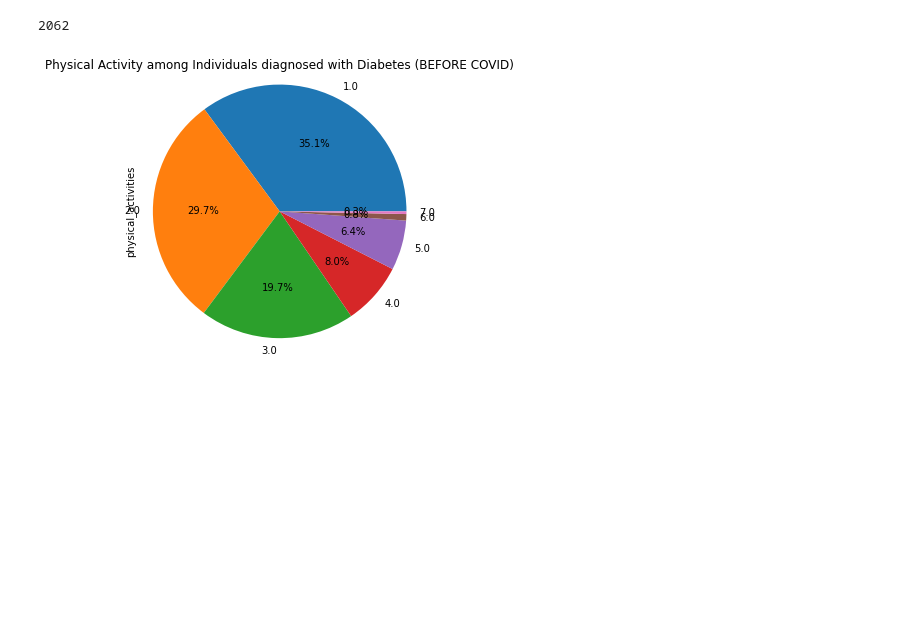
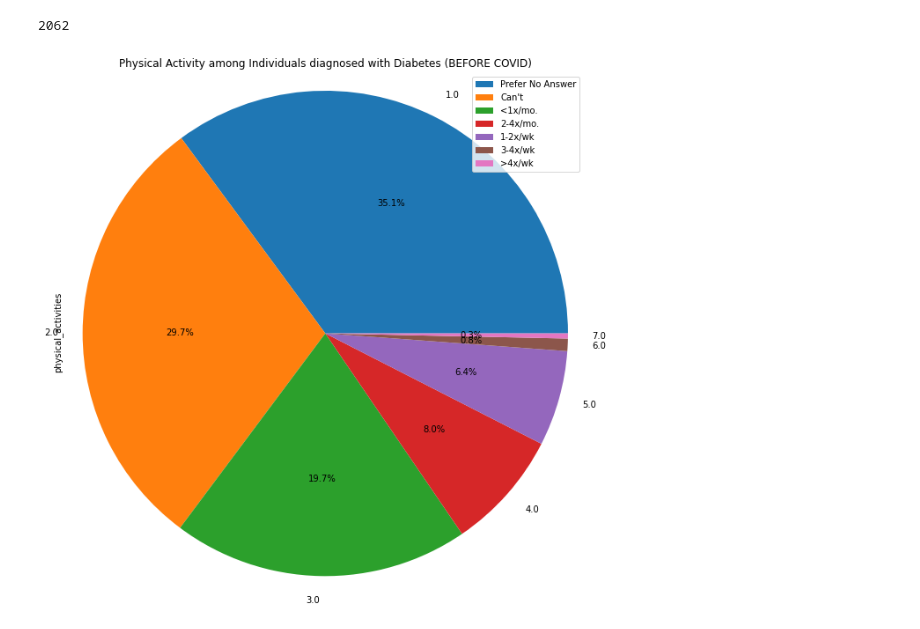
Before and after one commit to nladkins/Project-1-EDA, a Jupyter notebook: Sandbox_Stanford-Copy1.ipynb, the cells around one changed output. Cells and saved outputs as stored; diff of their text form; code cells hidden in the pictures; blank space fills up the shorter version.

```diff
--- a/Sandbox_Stanford-Copy1.ipynb
+++ b/Sandbox_Stanford-Copy1.ipynb
@@ -56,15 +56,17 @@ fatigue_syndrome = stanford_df[stanford_df["chronic_fatigue_syndrome_a"] == 1].i
 # %%
 # Generate a pie plot showing the distribution of responses pre-covid
 
 precovid_exercise = stanford_df["physical_activities"].value_counts()
 
 index = [diabetes]
 
 pie_df = pd.DataFrame({"physical activities": precovid_exercise}, index=index)
 
-ax = precovid_exercise.plot.pie(rot=90,  autopct="%1.1f%%", figsize=(5, 5))
+ax = precovid_exercise.plot.pie(rot=0,  autopct="%1.1f%%", figsize=(10, 10))
 plt.title("Physical Activity among Individuals diagnosed with Diabetes (BEFORE COVID)")
 plt.axis("equal")
+plt.tight_layout(pad=5)
+plt.legend(["Prefer No Answer", "Can't", "<1x/mo.", "2-4x/mo.", "1-2x/wk", "3-4x/wk", ">4x/wk"])
 plt.show()
 # %% [output]
-[figure, old version]
+[figure, new version]
```
Also changed, not shown: parts of 2 cells of this notebook.
